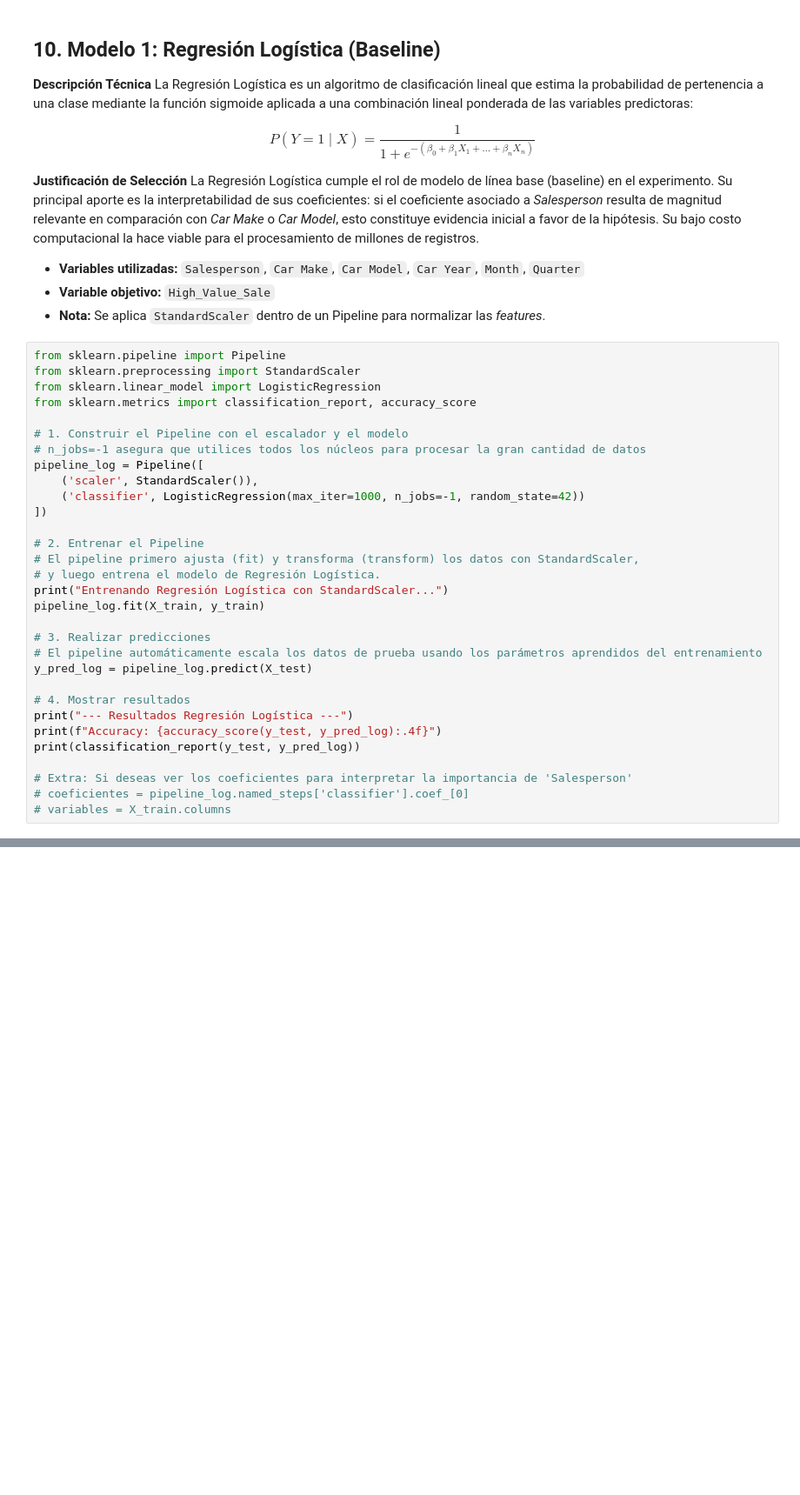
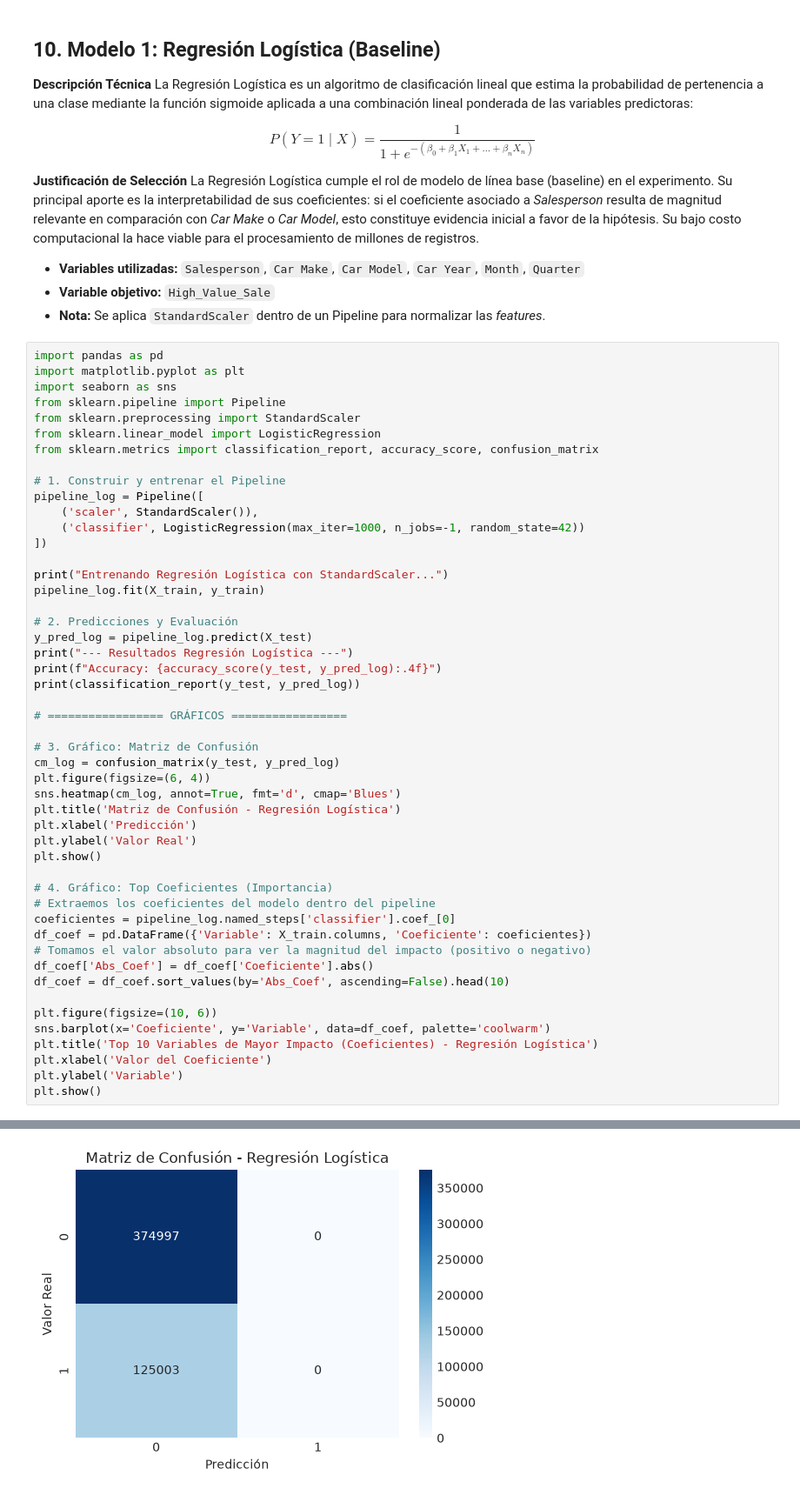
Before and after one commit to Jquishpeq923/car-sales-bigdata, a Jupyter notebook: proyecto_integrador.ipynb, the cells around one changed output, grey strips where cells are left out. Shown at 87% size. Cells and saved outputs as stored; diff of their text form; blank space fills up the shorter version.

Commit message:
Wip: Graficos modelos

```diff
--- a/proyecto_integrador.ipynb
+++ b/proyecto_integrador.ipynb
@@ -995,45 +995,64 @@ La Regresión Logística cumple el rol de modelo de línea base (baseline) en el
 * **Variable objetivo:** `High_Value_Sale`
 * **Nota:** Se aplica `StandardScaler` dentro de un Pipeline para normalizar las *features*.
 # %%
+import pandas as pd
+import matplotlib.pyplot as plt
+import seaborn as sns
 from sklearn.pipeline import Pipeline
 from sklearn.preprocessing import StandardScaler
 from sklearn.linear_model import LogisticRegression
-from sklearn.metrics import classification_report, accuracy_score
+from sklearn.metrics import classification_report, accuracy_score, confusion_matrix
 
-# 1. Construir el Pipeline con el escalador y el modelo
-# n_jobs=-1 asegura que utilices todos los núcleos para procesar la gran cantidad de datos
+# 1. Construir y entrenar el Pipeline
 pipeline_log = Pipeline([
     ('scaler', StandardScaler()),
     ('classifier', LogisticRegression(max_iter=1000, n_jobs=-1, random_state=42))
 ])
 
-# 2. Entrenar el Pipeline
-# El pipeline primero ajusta (fit) y transforma (transform) los datos con StandardScaler,
-# y luego entrena el modelo de Regresión Logística.
 print("Entrenando Regresión Logística con StandardScaler...")
 pipeline_log.fit(X_train, y_train)
 
-# 3. Realizar predicciones
-# El pipeline automáticamente escala los datos de prueba usando los parámetros aprendidos del entrenamiento
+# 2. Predicciones y Evaluación
 y_pred_log = pipeline_log.predict(X_test)
-
-# 4. Mostrar resultados
 print("--- Resultados Regresión Logística ---")
 print(f"Accuracy: {accuracy_score(y_test, y_pred_log):.4f}")
 print(classification_report(y_test, y_pred_log))
 
-# Extra: Si deseas ver los coeficientes para interpretar la importancia de 'Salesperson'
-# coeficientes = pipeline_log.named_steps['classifier'].coef_[0]
-# variables = X_train.columns
+# ================= GRÁFICOS =================
+
+# 3. Gráfico: Matriz de Confusión
+cm_log = confusion_matrix(y_test, y_pred_log)
+plt.figure(figsize=(6, 4))
+sns.heatmap(cm_log, annot=True, fmt='d', cmap='Blues')
+plt.title('Matriz de Confusión - Regresión Logística')
+plt.xlabel('Predicción')
+plt.ylabel('Valor Real')
+plt.show()
+
+# 4. Gráfico: Top Coeficientes (Importancia)
+# Extraemos los coeficientes del modelo dentro del pipeline
+coeficientes = pipeline_log.named_steps['classifier'].coef_[0]
+df_coef = pd.DataFrame({'Variable': X_train.columns, 'Coeficiente': coeficientes})
+# Tomamos el valor absoluto para ver la magnitud del impacto (positivo o negativo)
+df_coef['Abs_Coef'] = df_coef['Coeficiente'].abs()
+df_coef = df_coef.sort_values(by='Abs_Coef', ascending=False).head(10)
+
+plt.figure(figsize=(10, 6))
+sns.barplot(x='Coeficiente', y='Variable', data=df_coef, palette='coolwarm')
+plt.title('Top 10 Variables de Mayor Impacto (Coeficientes) - Regresión Logística')
+plt.xlabel('Valor del Coeficiente')
+plt.ylabel('Variable')
+plt.show()
 # %% [output]
 Entrenando Regresión Logística con StandardScaler...
 --- Resultados Regresión Logística ---
 Accuracy: 0.7500
               precision    recall  f1-score   support
 
            0       0.75      1.00      0.86    374997
            1       0.00      0.00      0.00    125003
 
     accuracy                           0.75    500000
    macro avg       0.37      0.50      0.43    500000
 weighted avg       0.56      0.75      0.64    500000
+[figure, added]
```
Also changed, not shown: parts of 2 cells of this notebook.
